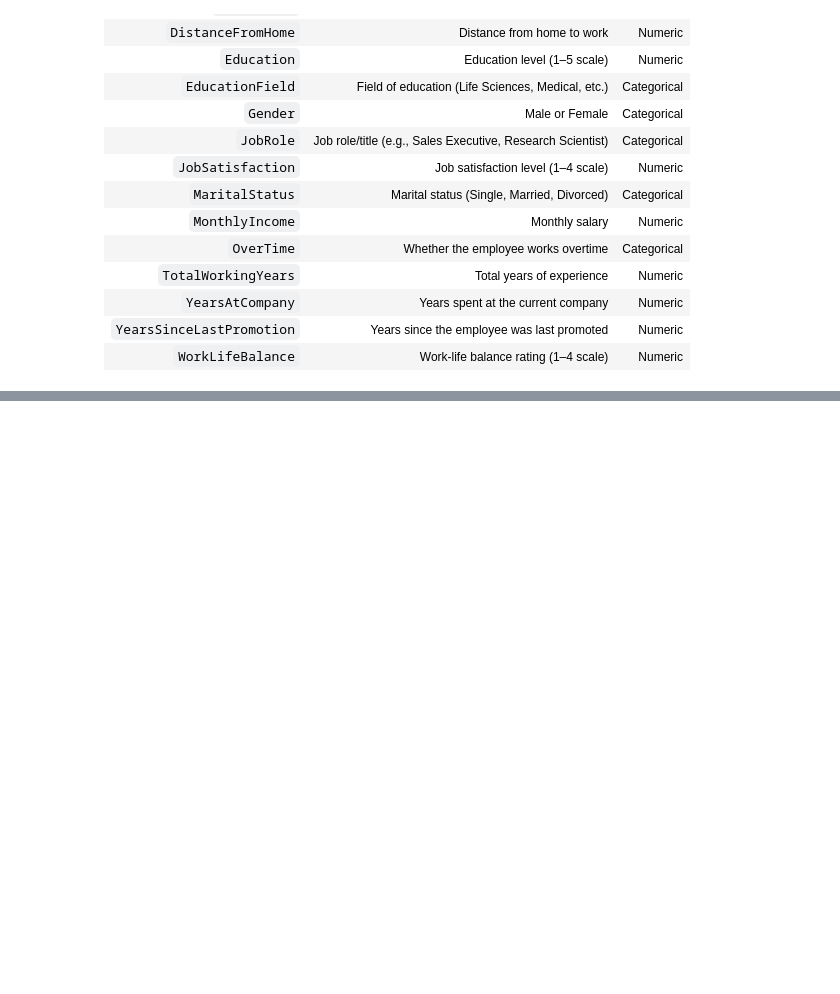
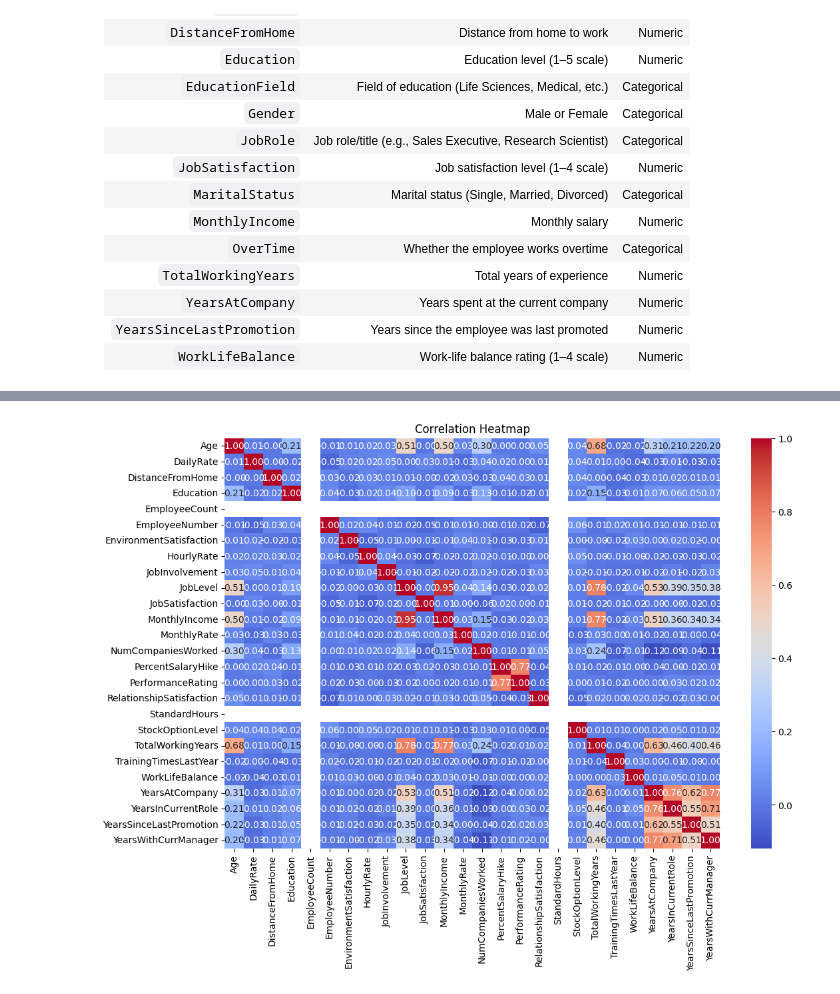
Before and after one commit to Shema774/CapstoneHR, a Jupyter notebook: jupyter_notebooks/data_investigation.ipynb, the cells around one changed output, grey strips where cells are left out. Saved outputs shown, nothing was run; the diff lists cells and outputs as text; code cells hidden in the pictures; blank space fills up the shorter version.

Commit message:
Add data cleaning and correlation heatmap visualisation

```diff
--- a/jupyter_notebooks/data_investigation.ipynb
+++ b/jupyter_notebooks/data_investigation.ipynb
@@ -65,7 +65,13 @@ import pandas as pd
 # Note: This dataset is part of the IBM HR Analytics series and is being used for workforce planning and predictive modeling.
 # Load the dataset
 
-df = pd.read_csv('../data/inputs/raw/WA_Fn-UseC_-HR-Employee-Attrition.csv')
+import tkinter as tk
+from tkinter import filedialog
+
+root = tk.Tk()
+root.withdraw()
+file_path = filedialog.askopenfilename(title="Select the HR Employee Attrition CSV file")
+df = pd.read_csv(file_path)
 df
 
 # Display the first few rows of the dataset
@@ -189,0 +206,27 @@ Mix of numerical and categorical data.
+# %%
+# Check for missing values
+import numpy as np
+import pandas as pd
+
+missing_values = df.isnull().sum()
+print("Missing Values:\n", missing_values)
+
+# Fill missing numerical values with median
+num_cols = df.select_dtypes(include=np.number).columns
+df[num_cols] = df[num_cols].fillna(df[num_cols].median())
+
+# Fill missing categorical values with mode
+cat_cols = df.select_dtypes(include='object').columns
+for col in cat_cols:
+    df[col] = df[col].fillna(df[col].mode()[0])
+
+
+# Drop duplicates
+df.drop_duplicates(inplace=True)
+
+# Convert categorical variables to category dtype
+for col in cat_cols:
+    df[col] = df[col].astype('category')
+
+# Confirm cleaning
+df.info()
@@ -189,0 +258,12 @@ Mix of numerical and categorical data.
+# %%
+import matplotlib.pyplot as plt
+import seaborn as sns
+
+plt.figure(figsize=(12, 8))
+# Only use numeric columns for correlation
+corr = df.select_dtypes(include='number').corr()
+sns.heatmap(corr, annot=True, fmt=".2f", cmap="coolwarm")
+plt.title("Correlation Heatmap")
+plt.show()
+# %% [output]
+[figure, added]
```
Also changed, not shown: parts of 5 cells of this notebook.
